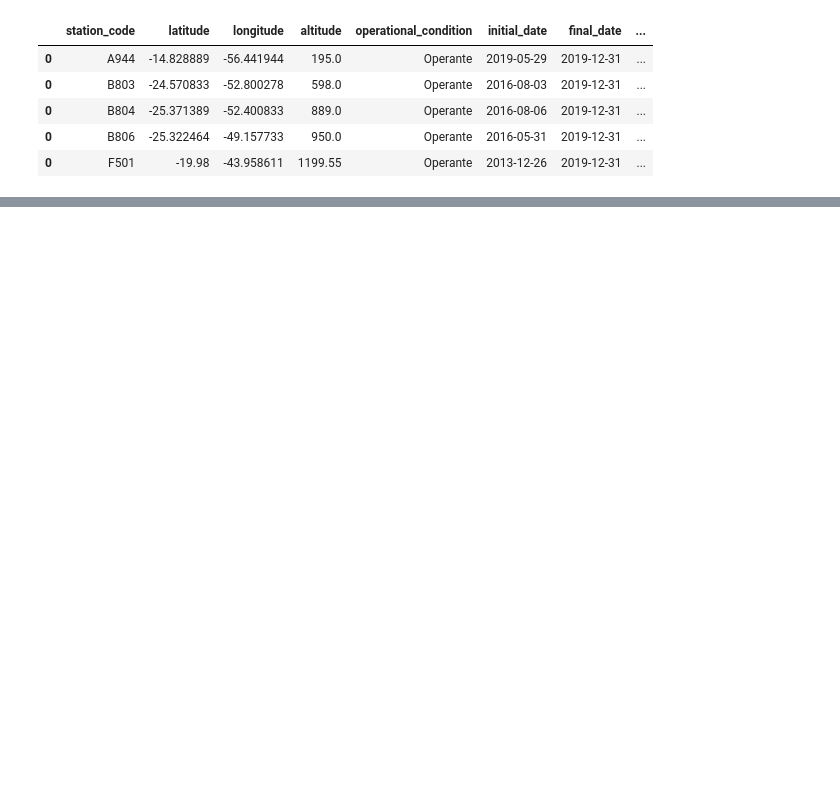
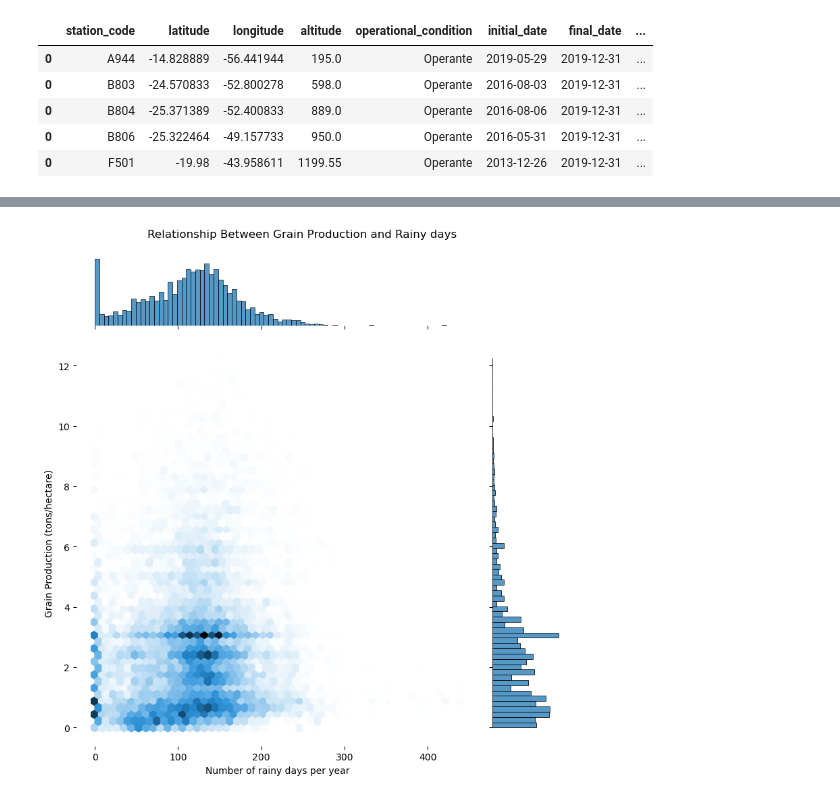
Before and after one commit to Squinelato/eEDB-001-2024-4, a Jupyter notebook: exercise_1/brazil_grain_analysis.ipynb, the cells around one changed output, grey strips where cells are left out. Saved outputs shown, nothing was run; the diff lists cells and outputs as text; code cells hidden in the pictures; blank space fills up the shorter version.

```diff
--- a/exercise_1/brazil_grain_analysis.ipynb
+++ b/exercise_1/brazil_grain_analysis.ipynb
@@ -371,0 +458,16 @@ df_meteorology.to_parquet(
+# %%
+sns.jointplot(
+   data=df_environment_impact,
+   y='production',
+   x='number_of_rainy_days',
+   kind='hex',
+   height=8,
+)
+
+plt.xlabel('Number of rainy days per year')
+plt.ylabel('Grain Production (tons/hectare)')
+plt.suptitle('Relationship Between Grain Production and Rainy days', y=1.03)
+
+sns.despine(left=True, bottom=True)
+# %% [output]
+[figure, added]
```
Also changed, not shown: parts of 29 cells of this notebook, 48 other files.
